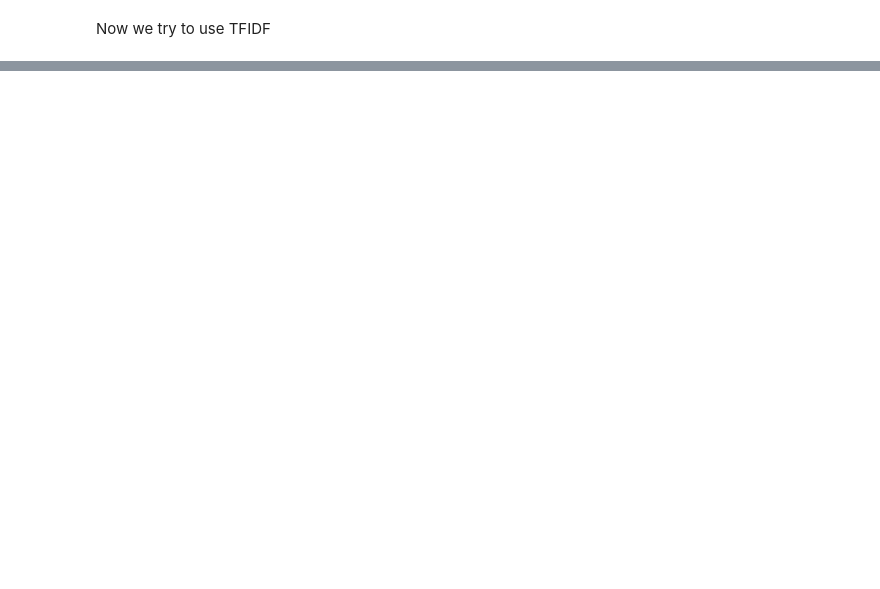
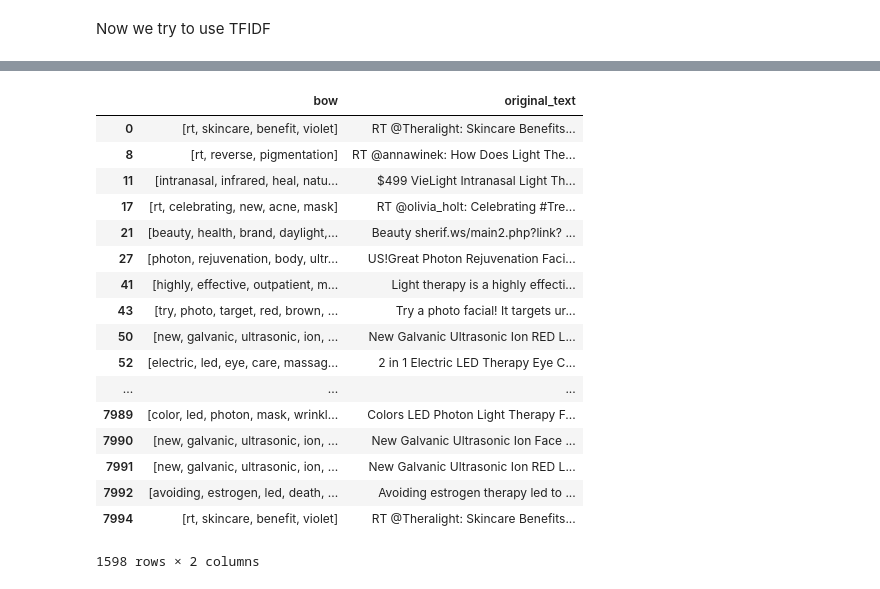
Before and after one commit to MiyainNYC/NLP-projects, a Jupyter notebook: Customer_review_US/lda.ipynb, the cells around one changed output, grey strips where cells are left out. Cells and saved outputs as stored; diff of their text form; code cells hidden in the pictures; blank space fills up the shorter version.

```diff
--- a/Customer_review_US/lda.ipynb
+++ b/Customer_review_US/lda.ipynb
@@ -225,3 +189,24 @@ plt.plot(conf_score)
+# %%
+df_tfidf[df_tfidf['conf_score']<0.5][['bow','original_text']]
+# %% [output]
+|  | bow | original_text |
+| 0 | [rt, skincare, benefit, violet] | RT @Theralight: Skincare Benefits... |
+| 8 | [rt, reverse, pigmentation] | RT @annawinek: How Does Light The... |
+| 11 | [intranasal, infrared, heal, natu... | $499 VieLight Intranasal Light Th... |
+| 17 | [rt, celebrating, new, acne, mask] | RT @olivia_holt: Celebrating #Tre... |
+| 21 | [beauty, health, brand, daylight,... | Beauty sherif.ws/main2.php?link? ... |
+| 27 | [photon, rejuvenation, body, ultr... | US!Great Photon Rejuvenation Faci... |
+| 41 | [highly, effective, outpatient, m... | Light therapy is a highly effecti... |
+| 43 | [try, photo, target, red, brown, ... | Try a photo facial! It targets ur... |
+| 50 | [new, galvanic, ultrasonic, ion, ... | New Galvanic Ultrasonic Ion RED L... |
+| 52 | [electric, led, eye, care, massag... | 2 in 1 Electric LED Therapy Eye C... |
+| ... | ... | ... |
+| 7989 | [color, led, photon, mask, wrinkl... | Colors LED Photon Light Therapy F... |
+| 7990 | [new, galvanic, ultrasonic, ion, ... | New Galvanic Ultrasonic Ion Face ... |
+| 7991 | [new, galvanic, ultrasonic, ion, ... | New Galvanic Ultrasonic Ion RED L... |
+| 7992 | [avoiding, estrogen, led, death, ... | Avoiding estrogen therapy led to ... |
+| 7994 | [rt, skincare, benefit, violet] | RT @Theralight: Skincare Benefits... |
+1598 rows × 2 columns
 # %%
 import nltk
 import itertools
```
Also changed, not shown: parts of 17 cells of this notebook.
